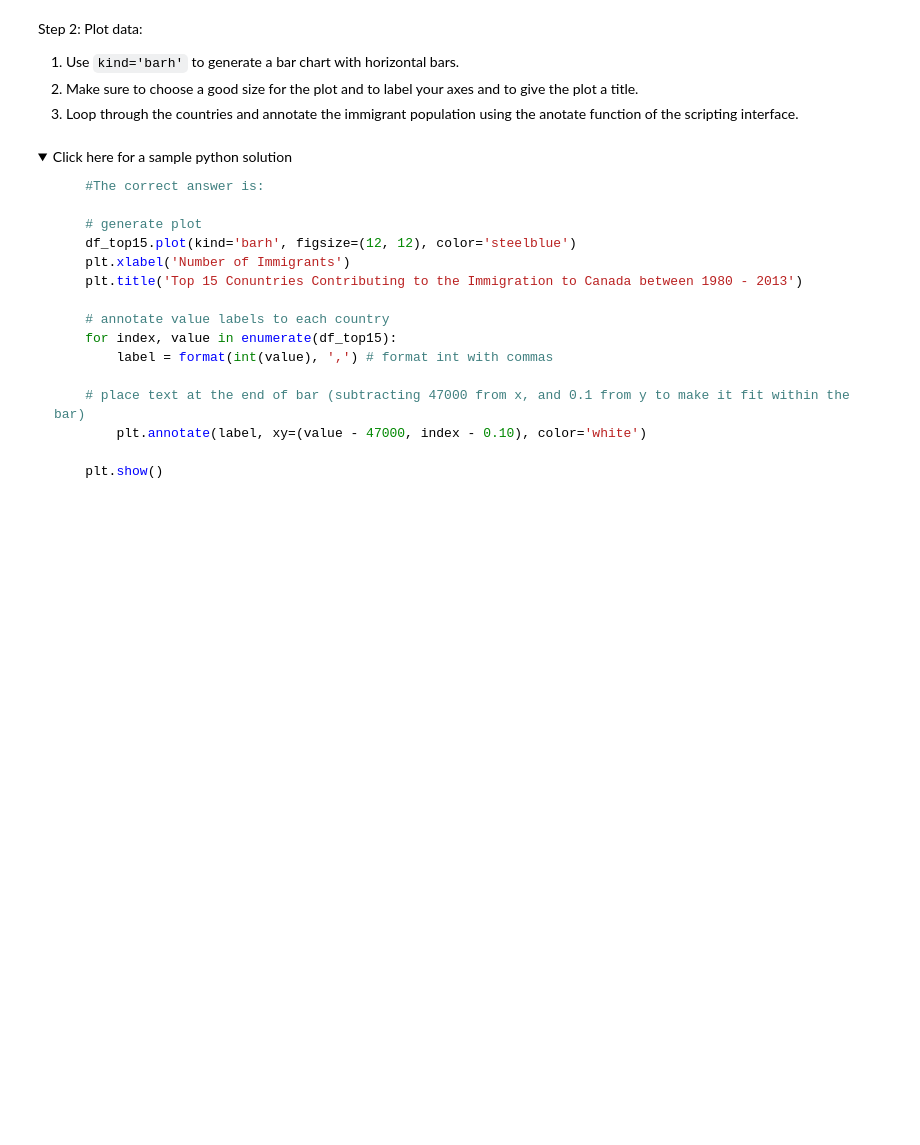
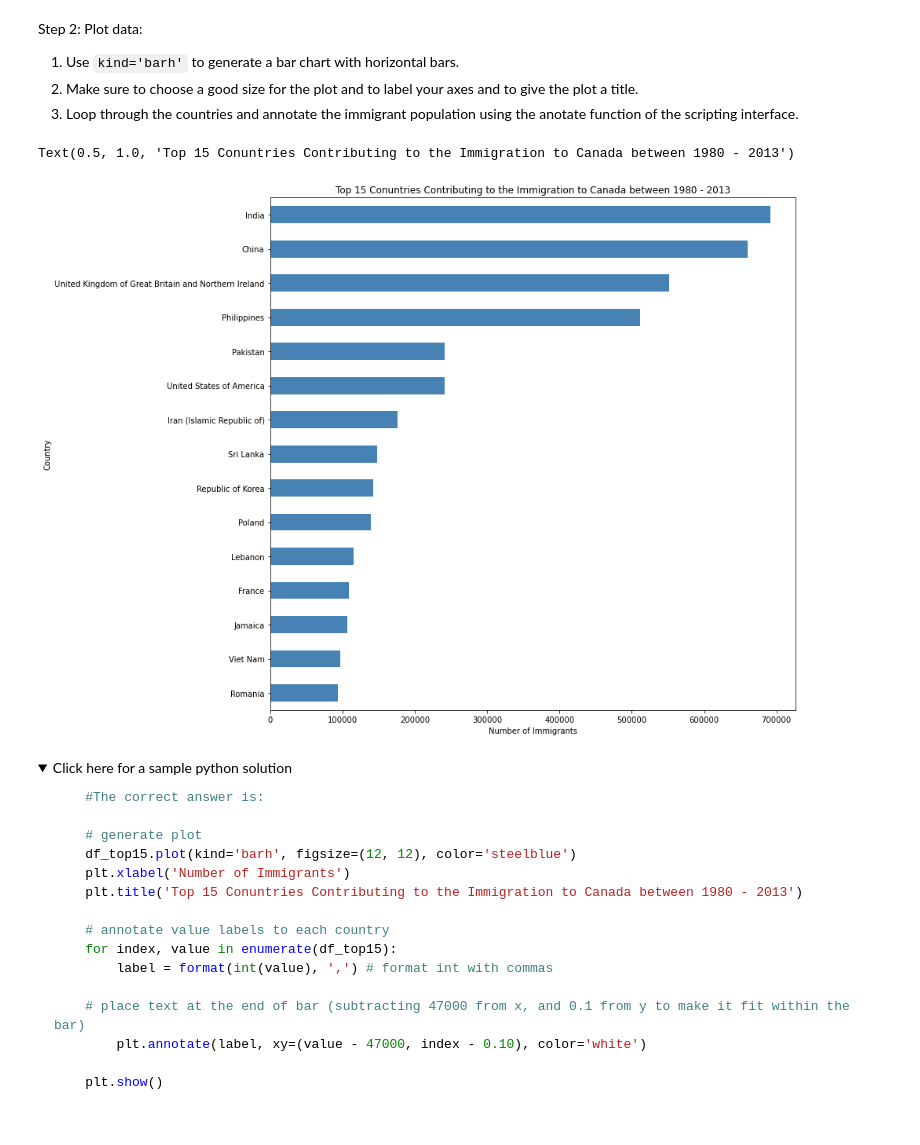
Before and after one commit to ochiengstephen254/data_visualization, a Jupyter notebook: Area-Plots-Histograms-and-Bar-Charts.ipynb, the cells around one changed output. Drawn from its saved outputs; the diff is of its cells as text; code cells hidden in the pictures; folded sections open; blank space fills up the shorter version.

```diff
--- a/Area-Plots-Histograms-and-Bar-Charts.ipynb
+++ b/Area-Plots-Histograms-and-Bar-Charts.ipynb
@@ -555,0 +612,7 @@ Step 1: Get the data pertaining to the top 15 countries.
+# %%
+### type your answer here
+df_can.sort_values(by='Total', ascending=True, inplace=True)
+
+# get top 15 countries
+df_top15 = df_can['Total'].tail(15)
+df_top15
@@ -580,3 +659,11 @@ Step 2: Plot data:
+# %%
+### type your answer here
+df_top15.plot(kind='barh', figsize=(12, 12), color='steelblue')
+plt.xlabel('Number of Immigrants')
+plt.title('Top 15 Conuntries Contributing to the Immigration to Canada between 1980 - 2013')
+# %% [output]
+Text(0.5, 1.0, 'Top 15 Conuntries Contributing to the Immigration to Canada between 1980 - 2013')
+[figure, added]
 # %% [markdown]
 <details><summary>Click here for a sample python solution</summary>
 
```
Also changed, not shown: parts of 56 cells of this notebook.
